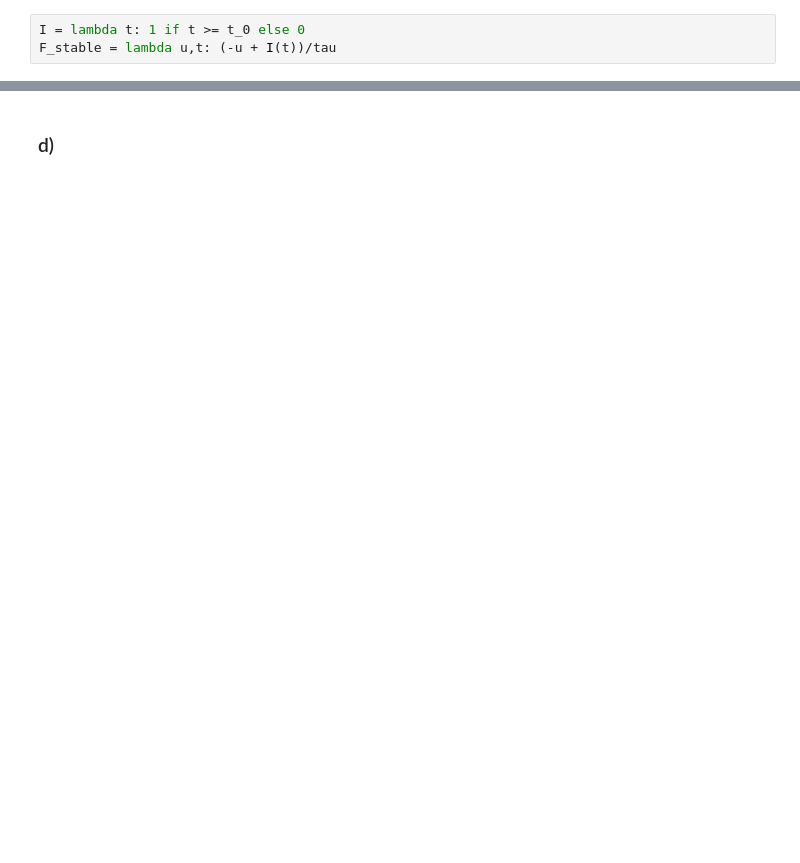
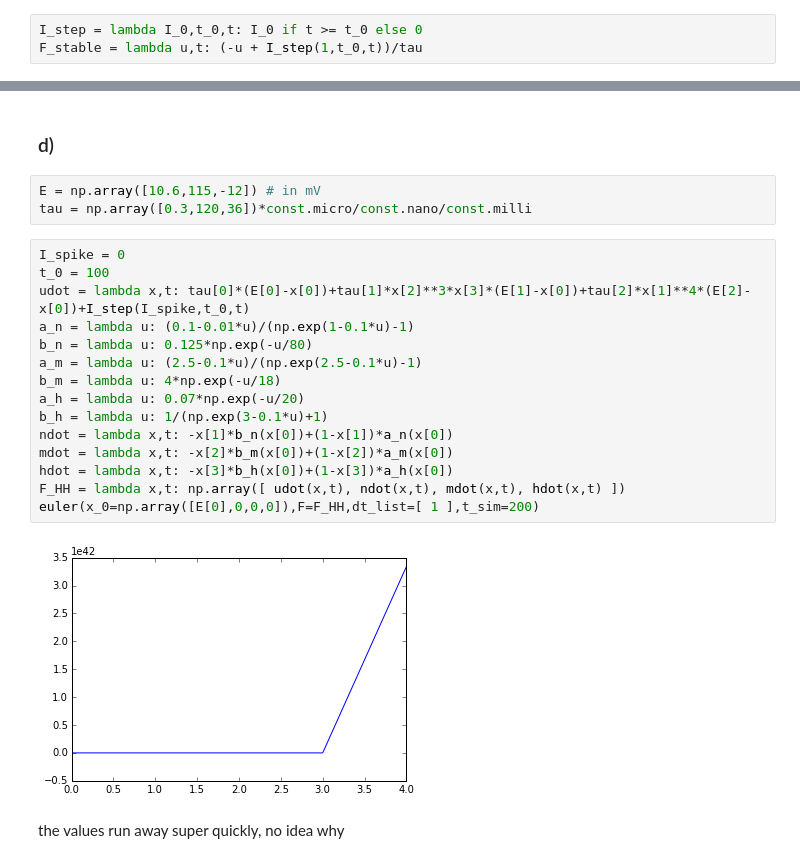
Before and after one commit to nilsvu/bic-ws1516, a Jupyter notebook: exercises/exercise 2.ipynb, the cells around one changed output, grey strips where cells are left out. Cells and saved outputs as stored; diff of their text form; blank space fills up the shorter version.

```diff
--- a/exercises/exercise 2.ipynb
+++ b/exercises/exercise 2.ipynb
@@ -16,8 +17,8 @@ u_0 = 0
 t_sim = 200
 dt_list = np.array([30,20,10,5,0.1])
 # %%
-I = lambda t: 1 if t >= t_0 else 0
-F_stable = lambda u,t: (-u + I(t))/tau
+I_step = lambda I_0,t_0,t: I_0 if t >= t_0 else 0
+F_stable = lambda u,t: (-u + I_step(1,t_0,t))/tau
 # %%
 def euler(x_0, F, dt_list, t_sim):
     for (i, dt) in enumerate(dt_list):
@@ -64,2 +68,24 @@ euler(x_0=np.array([1,0]), F=F_osc2d, dt_list=[1,0.1,1e-5], t_sim=10)
 # %% [markdown]
 ### d)
+# %%
+E = np.array([10.6,115,-12]) # in mV
+tau = np.array([0.3,120,36])*const.micro/const.nano/const.milli
+# %%
+I_spike = 0
+t_0 = 100
+udot = lambda x,t: tau[0]*(E[0]-x[0])+tau[1]*x[2]**3*x[3]*(E[1]-x[0])+tau[2]*x[1]**4*(E[2]-x[0])+I_step(I_spike,t_0,t)
+a_n = lambda u: (0.1-0.01*u)/(np.exp(1-0.1*u)-1)
+b_n = lambda u: 0.125*np.exp(-u/80)
+a_m = lambda u: (2.5-0.1*u)/(np.exp(2.5-0.1*u)-1)
+b_m = lambda u: 4*np.exp(-u/18)
+a_h = lambda u: 0.07*np.exp(-u/20)
+b_h = lambda u: 1/(np.exp(3-0.1*u)+1)
+ndot = lambda x,t: -x[1]*b_n(x[0])+(1-x[1])*a_n(x[0])
+mdot = lambda x,t: -x[2]*b_m(x[0])+(1-x[2])*a_m(x[0])
+hdot = lambda x,t: -x[3]*b_h(x[0])+(1-x[3])*a_h(x[0])
+F_HH = lambda x,t: np.array([ udot(x,t), ndot(x,t), mdot(x,t), hdot(x,t) ])
+euler(x_0=np.array([E[0],0,0,0]),F=F_HH,dt_list=[ 1 ],t_sim=200)
+# %% [output]
+[figure, added]
+# %% [markdown]
+the values run away super quickly, no idea why
```
Also changed, not shown: parts of 4 cells of this notebook.
